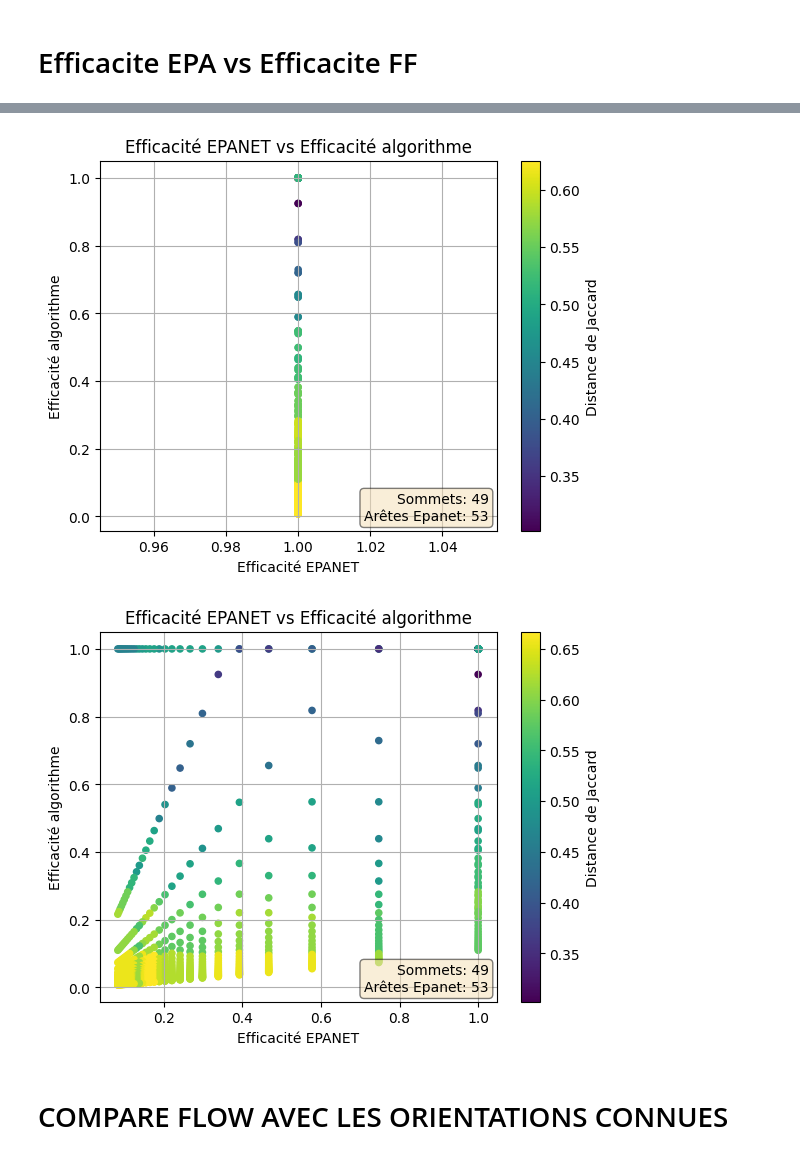
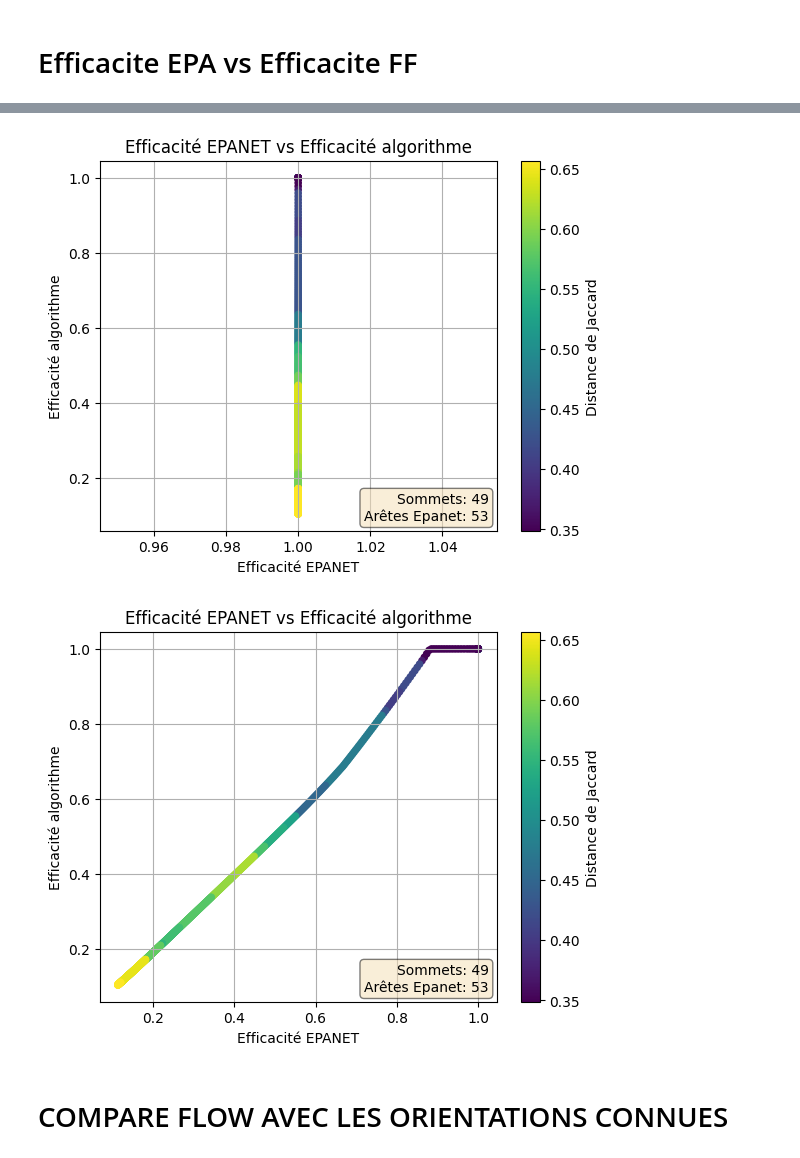
Before and after one commit to Nabil-hamoudi/M2_internship_flow_orientation, a Jupyter notebook: analyse.ipynb, the cells around one changed output, grey strips where cells are left out. Saved outputs shown, nothing was run; the diff lists cells and outputs as text; code cells hidden in the pictures.

```diff
--- a/analyse.ipynb
+++ b/analyse.ipynb
@@ -252,8 +252,8 @@ create_graph_jaccard_satisf(symm, 'generated_2s_demandes_insatisfaites.inp', mul
 # Efficacite EPA vs Efficacite FF
 # %%
 multipliers_source = np.array([1.0])
-multipliers_destination_epa = np.linspace(0.01, 10.0, 31)
-multipliers_destination = np.linspace(0.01, 10.0, 31)
+multipliers_destination_epa = np.linspace(0.01, 10.0, 1000)
+multipliers_destination = np.array([1.0])
 VITESSE_RESERVOIR = 3.0
 VITESSE_ARCS = 2.0
 symm = True
@@ -307,11 +307,11 @@ create_graph_efficacite('net3_2s.inp', multipliers_source, multipliers_destinati
 # %%
-create_graph_efficacite('generated_2s_demandes_satisfaites.inp', multipliers_source, multipliers_destination, multipliers_destination_epa, VITESSE_RESERVOIR, VITESSE_ARCS, 1)
+create_graph_efficacite('generated_2s_demandes_satisfaites.inp', multipliers_source, multipliers_destination, multipliers_destination_epa, VITESSE_RESERVOIR, VITESSE_ARCS, 2)
 # %% [output]
-[figure, old version]
+[figure, new version]
 # %%
-create_graph_efficacite('generated_2s_demandes_insatisfaites.inp', multipliers_source, multipliers_destination, multipliers_destination_epa, VITESSE_RESERVOIR, VITESSE_ARCS, 1)
+create_graph_efficacite('generated_2s_demandes_insatisfaites.inp', multipliers_source, multipliers_destination, multipliers_destination_epa, VITESSE_RESERVOIR, VITESSE_ARCS, 2)
 # %% [output]
-[figure, old version]
+[figure, new version]
 # %% [markdown]
 # COMPARE FLOW AVEC LES ORIENTATIONS CONNUES
 # %%
```
Also changed, not shown: parts of 14 cells of this notebook, 5 other files.
